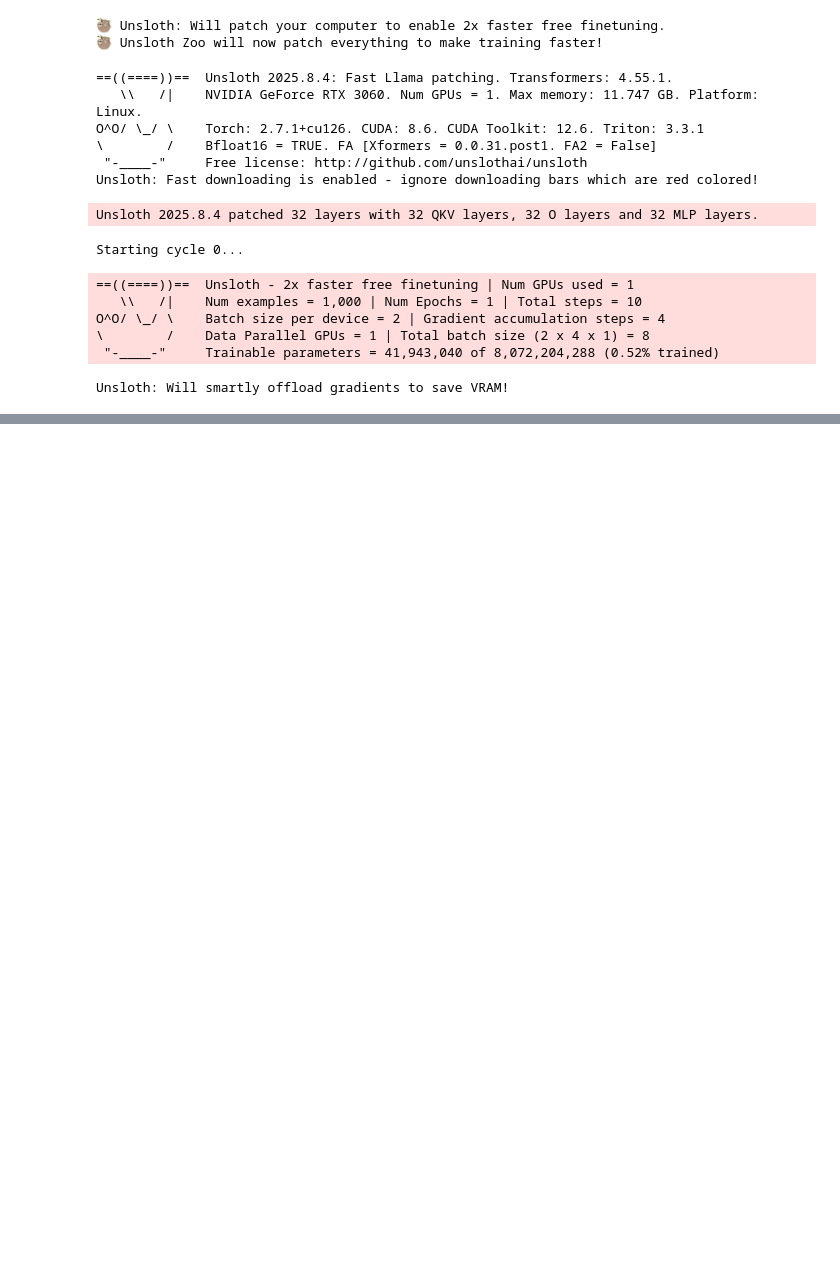
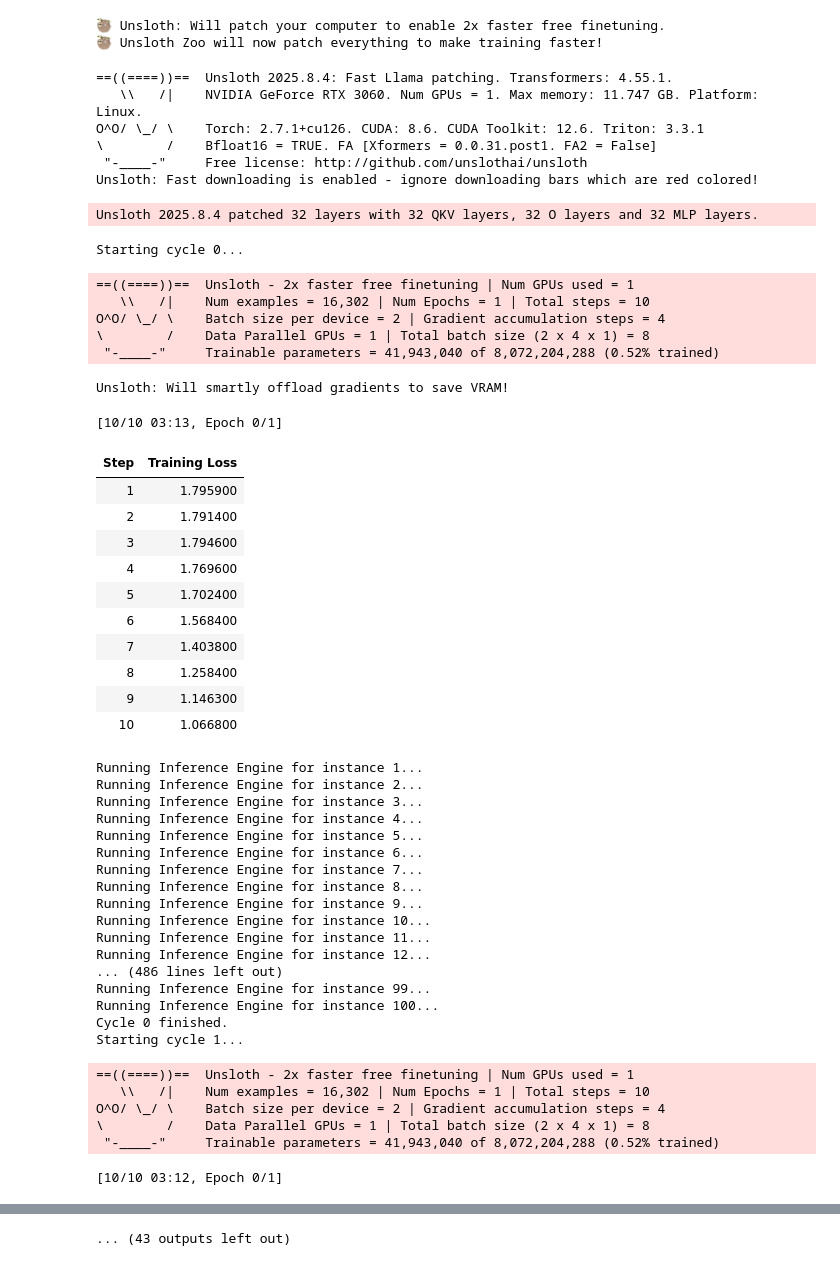
Before and after one commit to boasgsv/leandl, a Jupyter notebook: src/demo.ipynb, the cells around one changed output, grey strips where cells are left out. Saved outputs shown, nothing was run; the diff lists cells and outputs as text; code cells hidden in the pictures; blank space fills up the shorter version.

```diff
--- a/src/demo.ipynb
+++ b/src/demo.ipynb
@@ -3,13 +3,11 @@ import sys, os, importlib
 sys.path.append(os.path.join('/home/gsvboas/leandl'))
 import src.engines as e
 import src.pipelines as p
-import src.wrappers as w
 import src.utils as u
 import pandas as pd
 
 importlib.reload(p)
 importlib.reload(e)
-importlib.reload(w)
 importlib.reload(u)
 
 data = u.DataLoader.load_baf()
@@ -33,29 +31,66 @@ training = p.TrainingPipeline(
 
 X_train, y_train, \
 X_test, y_test, \
-X_vl, y_vl = preprocessing.run(data=data, train_sample_size_cap=1000, vl_sample_size=20)
+X_vl, y_vl = preprocessing.run(data=data, vl_sample_size=100, train_maj_cls_ratio=0.7)
 # %% [output]
 🦥 Unsloth: Will patch your computer to enable 2x faster free finetuning.
 🦥 Unsloth Zoo will now patch everything to make training faster!
 # %%
 outputs = training.run(
     X_train=X_train, y_train=y_train,
     X_vl=X_vl, y_vl=y_vl,
-    cycles=50,
-    num_inferences=1
+    cycles=60,
+    num_inferences=5,
+    model_name='dysprosium',
+    version='v1'
 )
 # %% [output]
 ==((====))==  Unsloth 2025.8.4: Fast Llama patching. Transformers: 4.55.1.
    \\   /|    NVIDIA GeForce RTX 3060. Num GPUs = 1. Max memory: 11.747 GB. Platform: Linux.
 O^O/ \_/ \    Torch: 2.7.1+cu126. CUDA: 8.6. CUDA Toolkit: 12.6. Triton: 3.3.1
 \        /    Bfloat16 = TRUE. FA [Xformers = 0.0.31.post1. FA2 = False]
  "-____-"     Free license: http://github.com/unslothai/unsloth
 Unsloth: Fast downloading is enabled - ignore downloading bars which are red colored!
 Unsloth 2025.8.4 patched 32 layers with 32 QKV layers, 32 O layers and 32 MLP layers.
 Starting cycle 0...
 ==((====))==  Unsloth - 2x faster free finetuning | Num GPUs used = 1
-   \\   /|    Num examples = 1,000 | Num Epochs = 1 | Total steps = 10
+   \\   /|    Num examples = 16,302 | Num Epochs = 1 | Total steps = 10
 O^O/ \_/ \    Batch size per device = 2 | Gradient accumulation steps = 4
 \        /    Data Parallel GPUs = 1 | Total batch size (2 x 4 x 1) = 8
  "-____-"     Trainable parameters = 41,943,040 of 8,072,204,288 (0.52% trained)
 Unsloth: Will smartly offload gradients to save VRAM!
+[10/10 03:13, Epoch 0/1]
+| Step | Training Loss |
+| 1 | 1.795900 |
+| 2 | 1.791400 |
+| 3 | 1.794600 |
+| 4 | 1.769600 |
+| 5 | 1.702400 |
+| 6 | 1.568400 |
+| 7 | 1.403800 |
+| 8 | 1.258400 |
+| 9 | 1.146300 |
+| 10 | 1.066800 |
+Running Inference Engine for instance 1...
+Running Inference Engine for instance 2...
+Running Inference Engine for instance 3...
+Running Inference Engine for instance 4...
+Running Inference Engine for instance 5...
+Running Inference Engine for instance 6...
+Running Inference Engine for instance 7...
+Running Inference Engine for instance 8...
+Running Inference Engine for instance 9...
+Running Inference Engine for instance 10...
+Running Inference Engine for instance 11...
+Running Inference Engine for instance 12...
+... (486 lines left out)
+Running Inference Engine for instance 99...
+Running Inference Engine for instance 100...
+Cycle 0 finished.
+Starting cycle 1...
+==((====))==  Unsloth - 2x faster free finetuning | Num GPUs used = 1
+   \\   /|    Num examples = 16,302 | Num Epochs = 1 | Total steps = 10
+O^O/ \_/ \    Batch size per device = 2 | Gradient accumulation steps = 4
+\        /    Data Parallel GPUs = 1 | Total batch size (2 x 4 x 1) = 8
+ "-____-"     Trainable parameters = 41,943,040 of 8,072,204,288 (0.52% trained)
+[10/10 03:12, Epoch 0/1]
@@ -61,0 +125 @@ Unsloth: Will smartly offload gradients to save VRAM!
+... (43 outputs left out)
```
Also changed, not shown: parts of 1 cell of this notebook, 1 other file.
